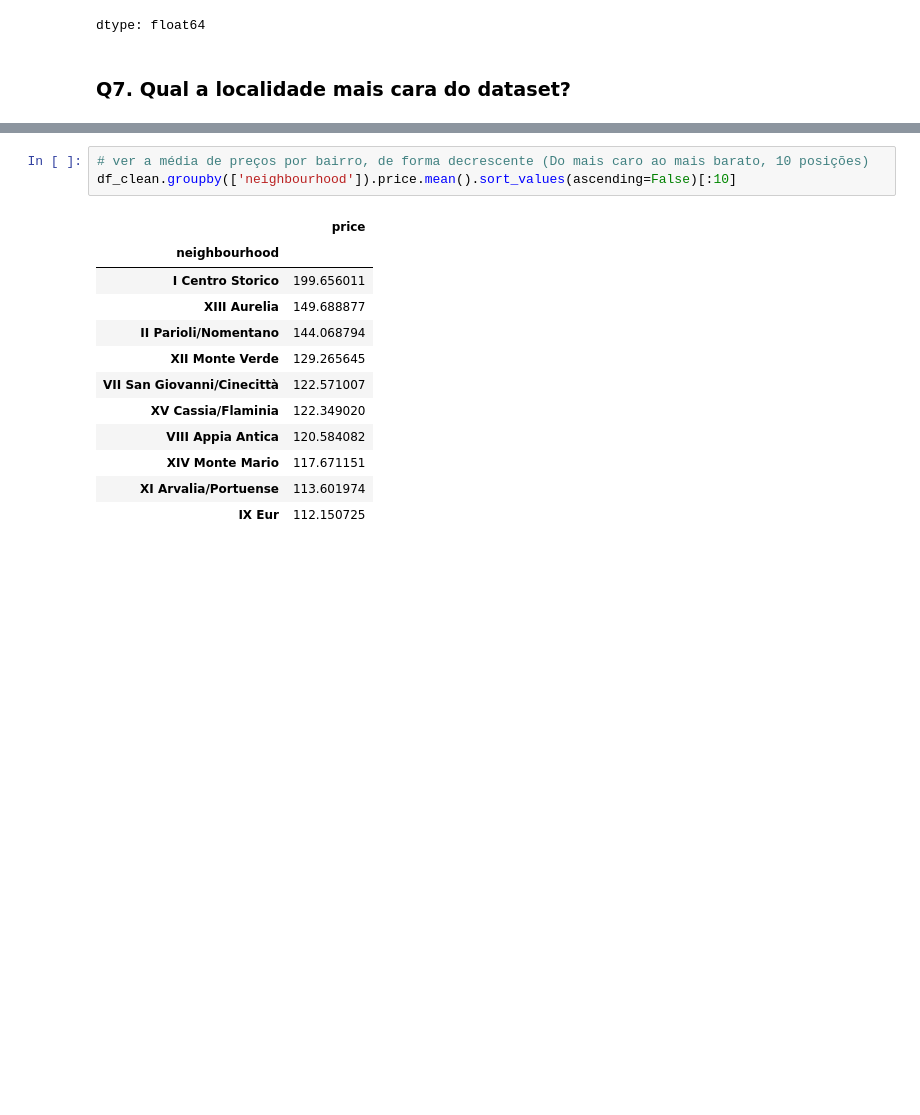
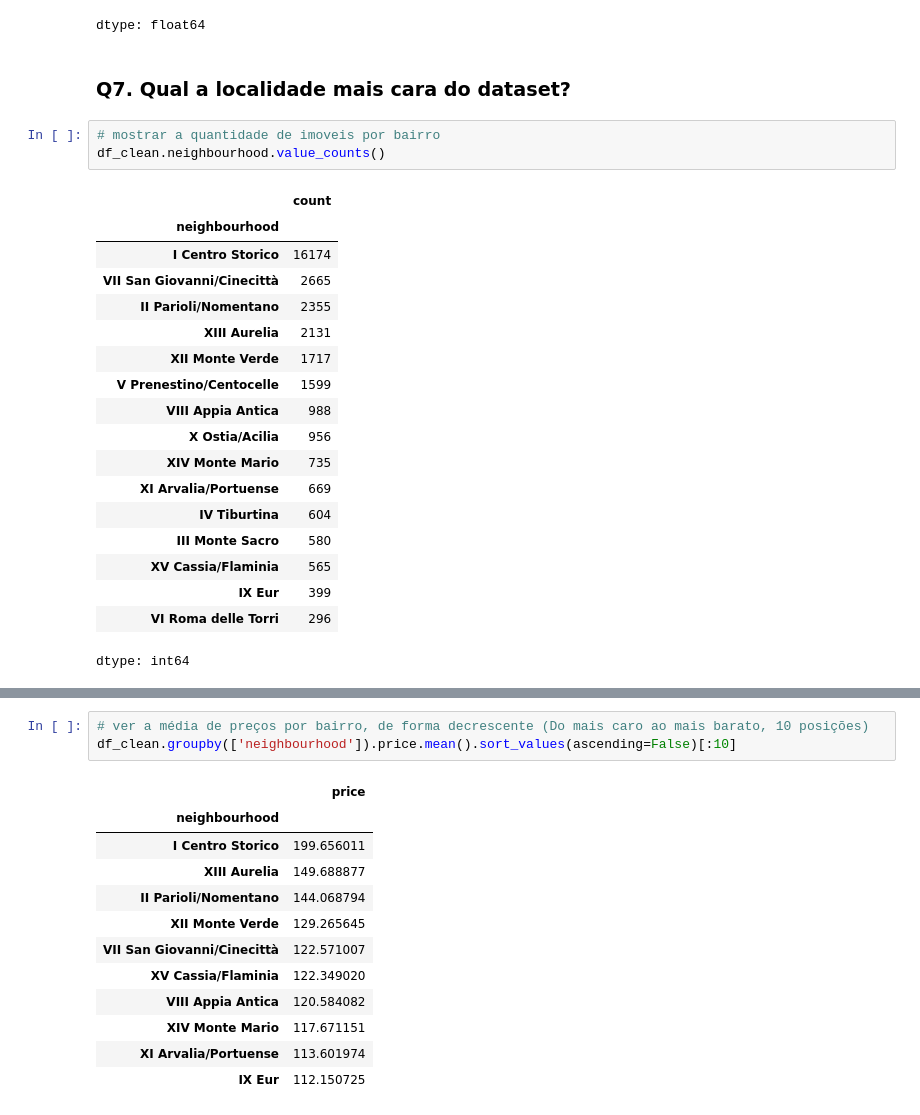
Before and after one commit to Lessinger/Project_Airbnb_Rome, a Jupyter notebook: Analisando_os_Dados_do_Airbnb_da_cidade_de_Roma.ipynb, the cells around one changed output, grey strips where cells are left out. Saved outputs shown, nothing was run; the diff lists cells and outputs as text; blank space fills up the shorter version.

```diff
--- a/Analisando_os_Dados_do_Airbnb_da_cidade_de_Roma.ipynb
+++ b/Analisando_os_Dados_do_Airbnb_da_cidade_de_Roma.ipynb
@@ -252,3 +252,25 @@ df_clean.room_type.value_counts()/df.shape[0]
 dtype: float64
 # %% [markdown]
 ### **Q7. Qual a localidade mais cara do dataset?**
+# %%
+# mostrar a quantidade de imoveis por bairro
+df_clean.neighbourhood.value_counts()
+# %% [output]
+|  | count |
+| neighbourhood |  |
+| I Centro Storico | 16174 |
+| VII San Giovanni/Cinecittà | 2665 |
+| II Parioli/Nomentano | 2355 |
+| XIII Aurelia | 2131 |
+| XII Monte Verde | 1717 |
+| V Prenestino/Centocelle | 1599 |
+| VIII Appia Antica | 988 |
+| X Ostia/Acilia | 956 |
+| XIV Monte Mario | 735 |
+| XI Arvalia/Portuense | 669 |
+| IV Tiburtina | 604 |
+| III Monte Sacro | 580 |
+| XV Cassia/Flaminia | 565 |
+| IX Eur | 399 |
+| VI Roma delle Torri | 296 |
+dtype: int64
```
Also changed, not shown: parts of 4 cells of this notebook.
